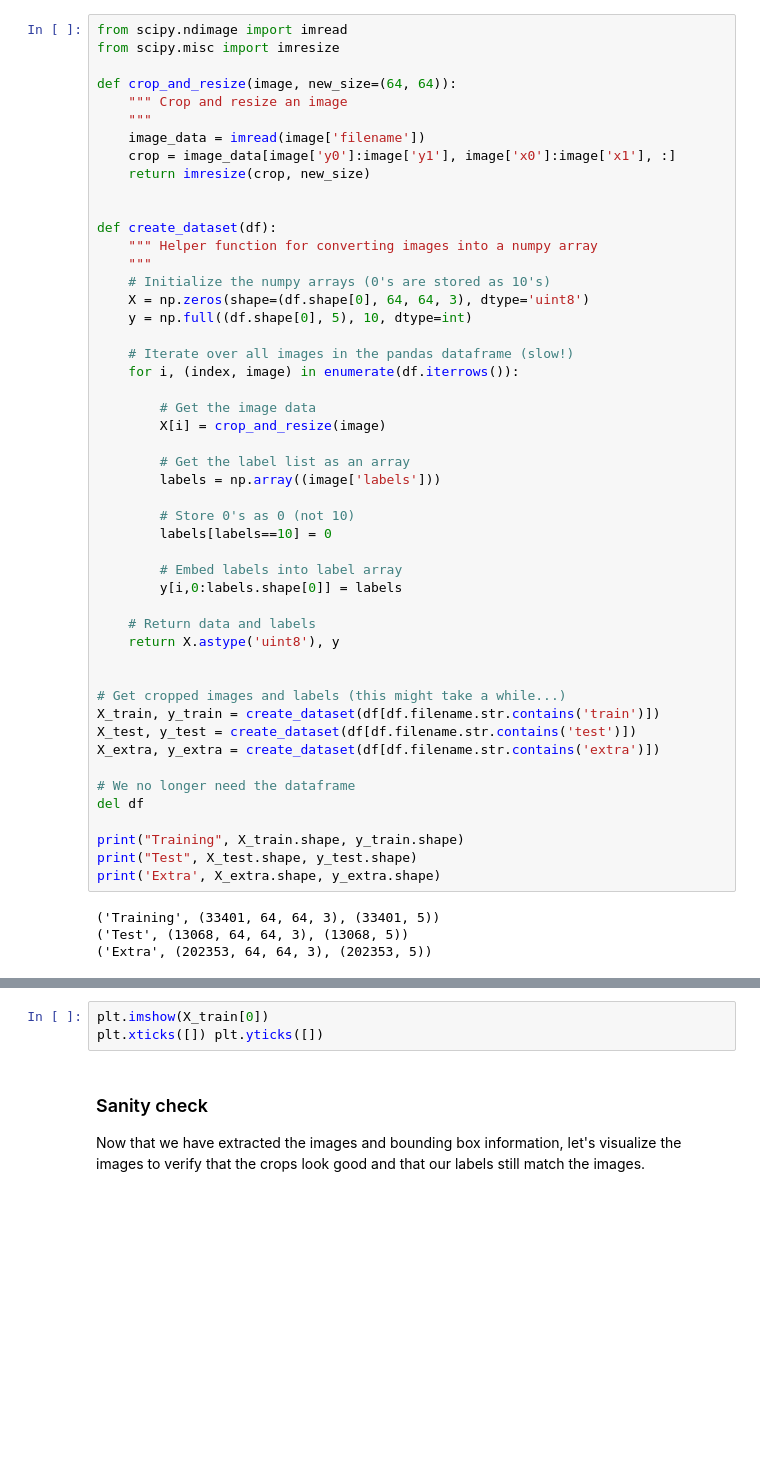
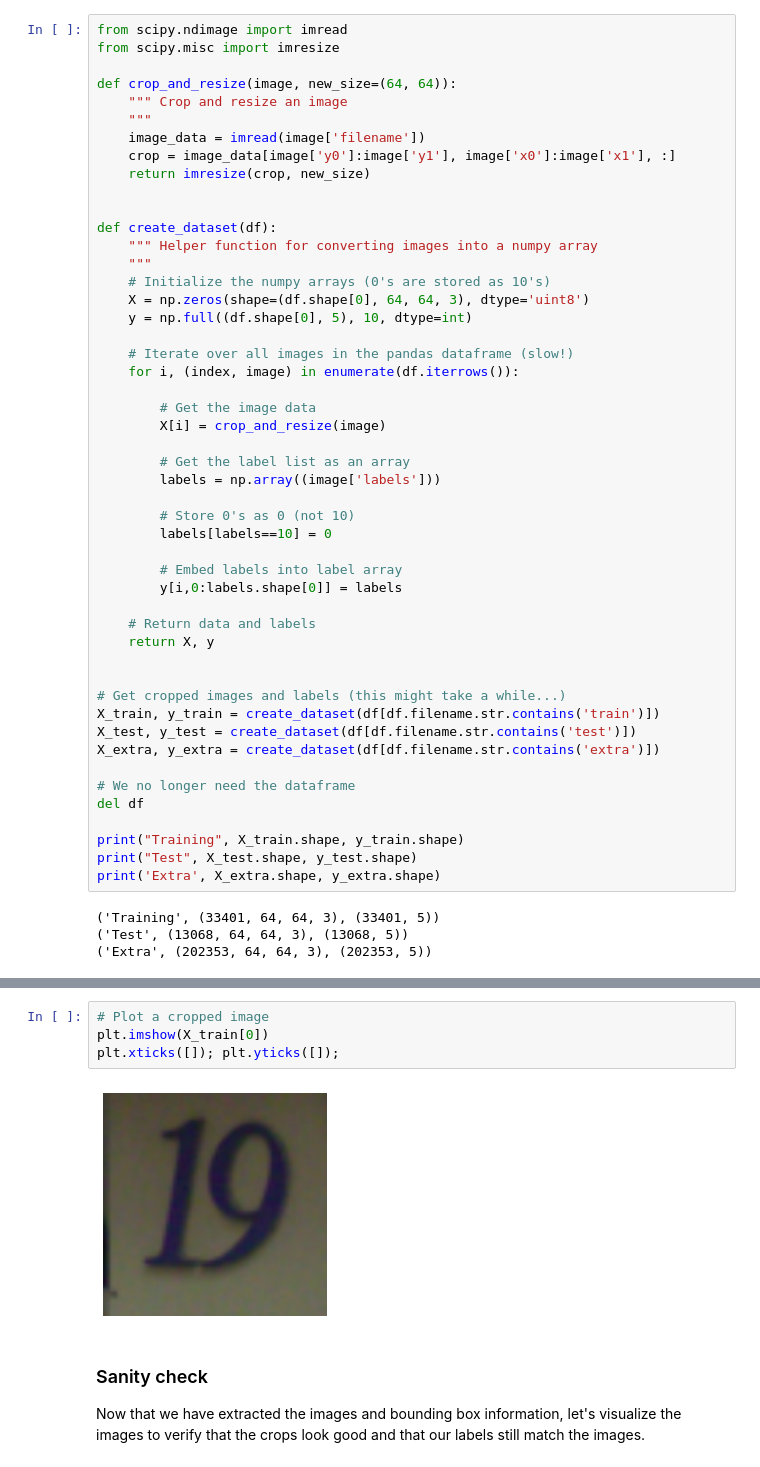
Before and after one commit to thomalm/svhn-multi-digit, a Jupyter notebook: 05-svhn-multi-preprocessing.ipynb, the cells around one changed output, grey strips where cells are left out. Cells and saved outputs as stored; diff of their text form; blank space fills up the shorter version.

```diff
--- a/05-svhn-multi-preprocessing.ipynb
+++ b/05-svhn-multi-preprocessing.ipynb
@@ -468,7 +466,7 @@ def create_dataset(df):
         y[i,0:labels.shape[0]] = labels
 
     # Return data and labels
-    return X.astype('uint8'), y
+    return X, y
 
 
 # Get cropped images and labels (this might take a while...)
@@ -491,6 +489,9 @@ The newly cropped images will now look like this
 # %%
+# Plot a cropped image
 plt.imshow(X_train[0])
-plt.xticks([]) plt.yticks([])
+plt.xticks([]); plt.yticks([]);
+# %% [output]
+[figure, added]
 # %% [markdown]
 ### Sanity check
 
```
Also changed, not shown: parts of 5 cells of this notebook, 5 other files.
